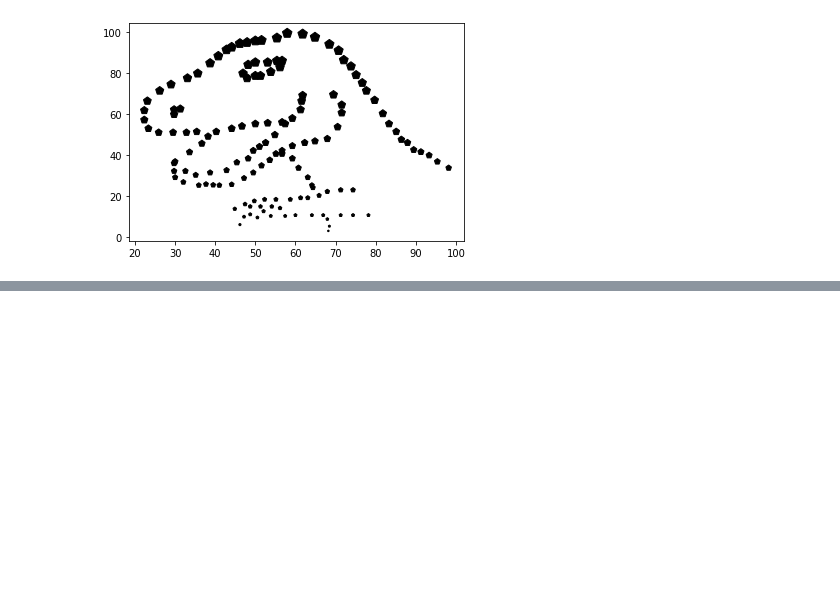
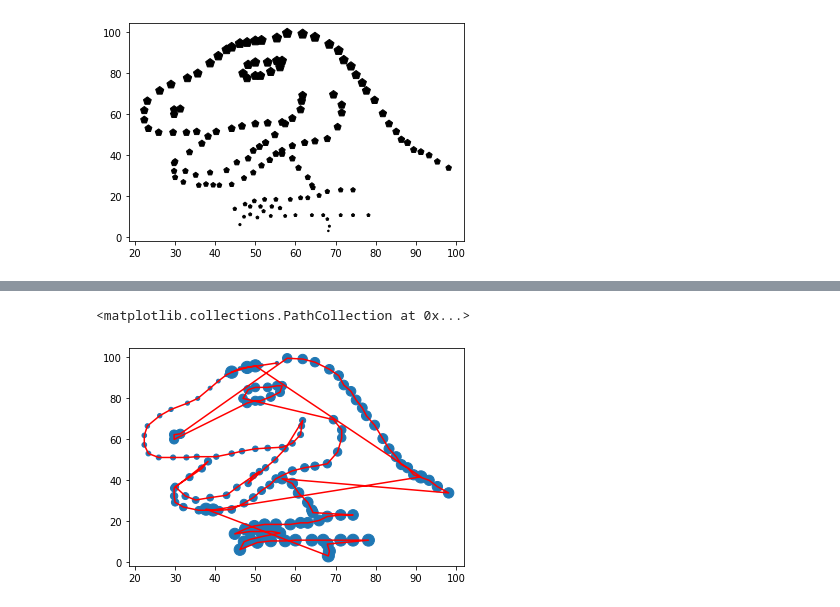
Before and after one commit to RYOMAKUNG/KKU_data_mining, a Jupyter notebook: data102.ipynb, the cells around one changed output, grey strips where cells are left out. Cells and saved outputs as stored; diff of their text form; code cells hidden in the pictures; blank space fills up the shorter version.

```diff
--- a/data102.ipynb
+++ b/data102.ipynb
@@ -99 +112,7 @@ plt.scatter(data['x'],data['y'],s=data['y'],c='k',marker='p')
+# %%
+plt.plot(data['x'],data['y'],'r-')
+plt.scatter(data['x'],data['y'],s=range(10,len(data['x'])+10))
+# %% [output]
+<matplotlib.collections.PathCollection at 0x...>
+[figure, added]
 # %%
```
Also changed, not shown: parts of 16 cells of this notebook.
